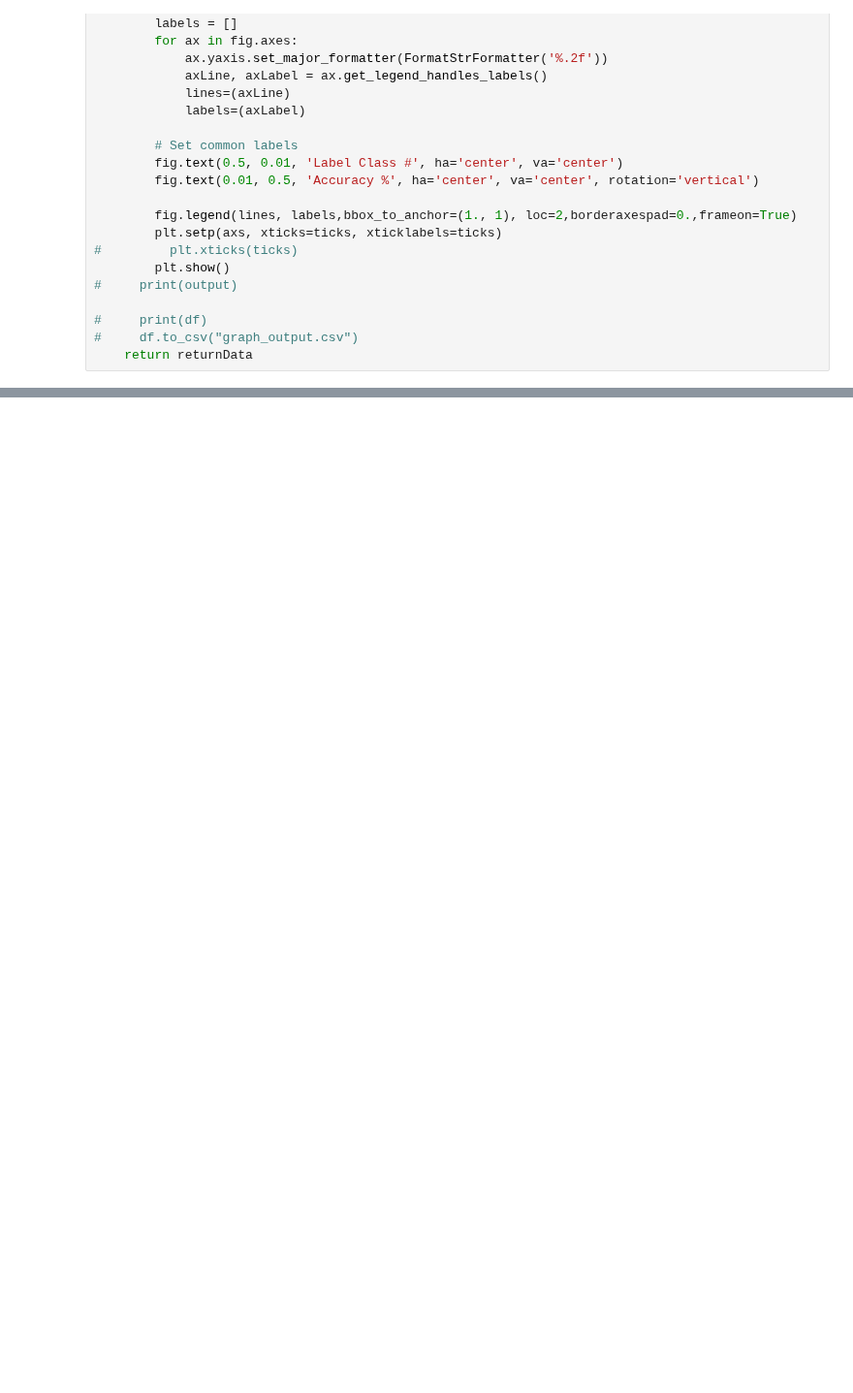
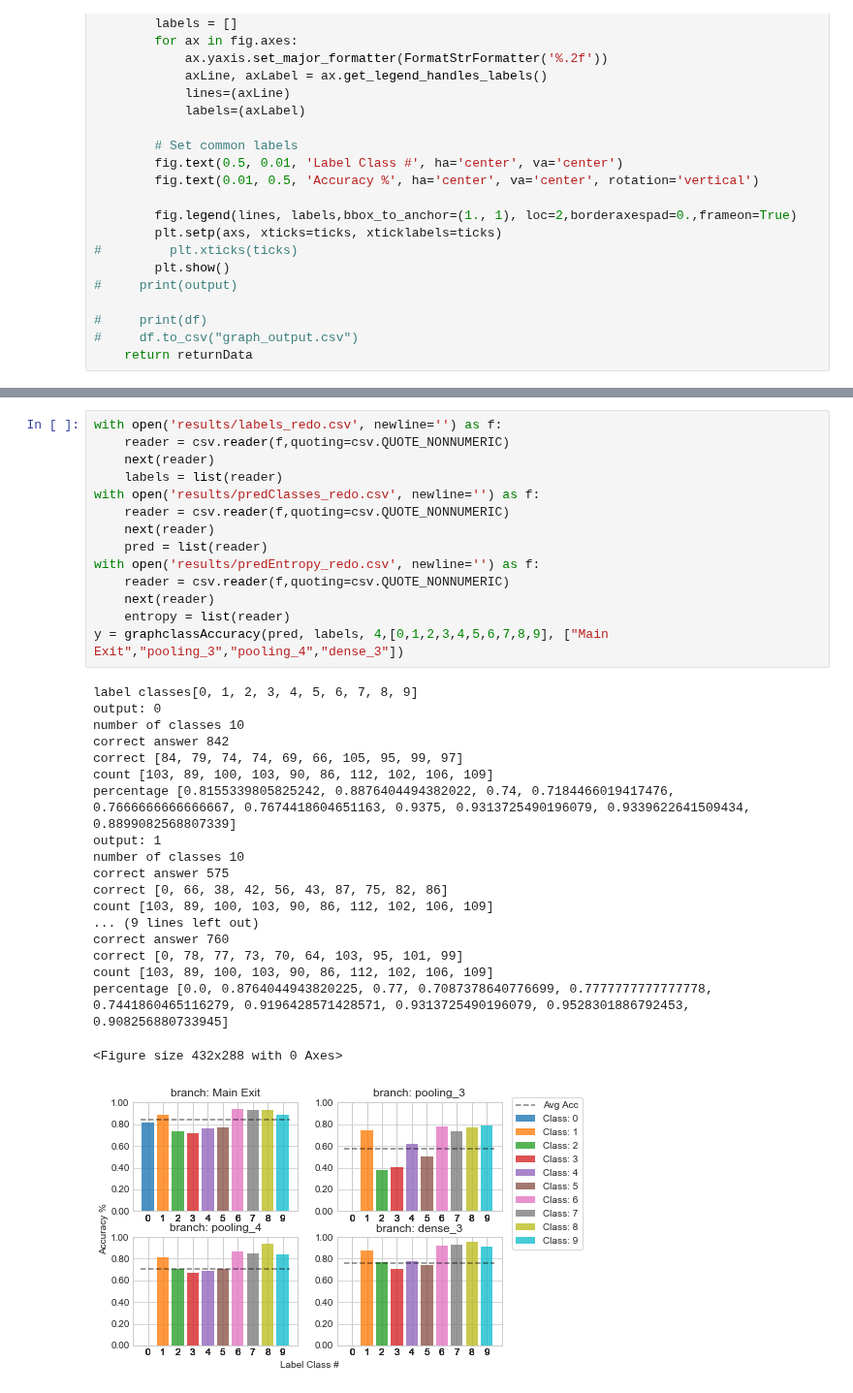
Before and after one commit to SanityLacking/BrevisNet, a Jupyter notebook: MainExitAccuracy.ipynb, the cells around one changed output, grey strips where cells are left out. Shown at 97% size. Cells and saved outputs as stored; diff of their text form; blank space fills up the shorter version.

```diff
--- a/MainExitAccuracy.ipynb
+++ b/MainExitAccuracy.ipynb
@@ -266,0 +274,34 @@ percentage [0.0, 0.773, 0.643, 0.594, 0.679, 0.681, 0.812, 0.803, 0.868, 0.855]
+# %%
+with open('results/labels_redo.csv', newline='') as f:
+    reader = csv.reader(f,quoting=csv.QUOTE_NONNUMERIC)
+    next(reader)
+    labels = list(reader)
+with open('results/predClasses_redo.csv', newline='') as f:
+    reader = csv.reader(f,quoting=csv.QUOTE_NONNUMERIC)
+    next(reader)
+    pred = list(reader)
+with open('results/predEntropy_redo.csv', newline='') as f:
+    reader = csv.reader(f,quoting=csv.QUOTE_NONNUMERIC)
+    next(reader)
+    entropy = list(reader)
+y = graphclassAccuracy(pred, labels, 4,[0,1,2,3,4,5,6,7,8,9], ["Main Exit","pooling_3","pooling_4","dense_3"])
+# %% [output]
+label classes[0, 1, 2, 3, 4, 5, 6, 7, 8, 9]
+output: 0
+number of classes 10
+correct answer 842
+correct [84, 79, 74, 74, 69, 66, 105, 95, 99, 97]
+count [103, 89, 100, 103, 90, 86, 112, 102, 106, 109]
+percentage [0.8155339805825242, 0.8876404494382022, 0.74, 0.7184466019417476, 0.7666666666666667, 0.7674418604651163, 0.9375, 0.9313725490196079, 0.9339622641509434, 0.8899082568807339]
+output: 1
+number of classes 10
+correct answer 575
+correct [0, 66, 38, 42, 56, 43, 87, 75, 82, 86]
+count [103, 89, 100, 103, 90, 86, 112, 102, 106, 109]
+... (9 lines left out)
+correct answer 760
+correct [0, 78, 77, 73, 70, 64, 103, 95, 101, 99]
+count [103, 89, 100, 103, 90, 86, 112, 102, 106, 109]
+percentage [0.0, 0.8764044943820225, 0.77, 0.7087378640776699, 0.7777777777777778, 0.7441860465116279, 0.9196428571428571, 0.9313725490196079, 0.9528301886792453, 0.908256880733945]
+<Figure size 432x288 with 0 Axes>
+[figure, added]
```
Also changed, not shown: parts of 10 cells of this notebook, 2 other files.
